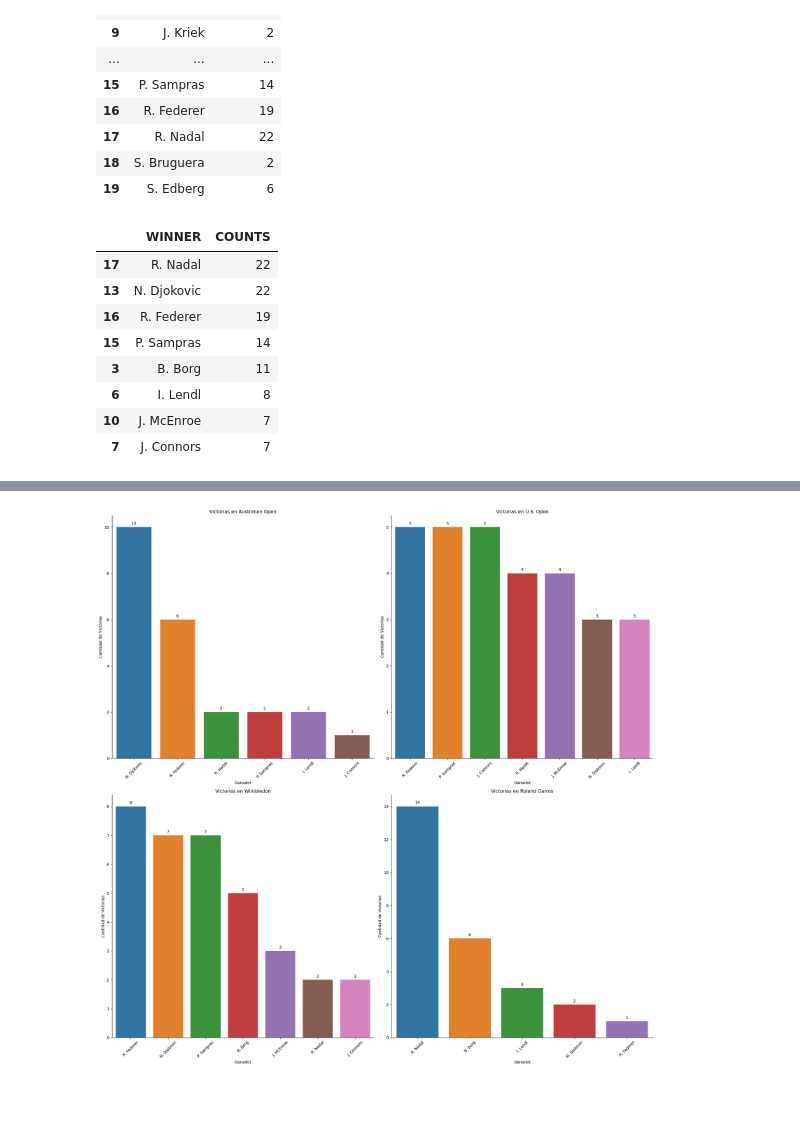
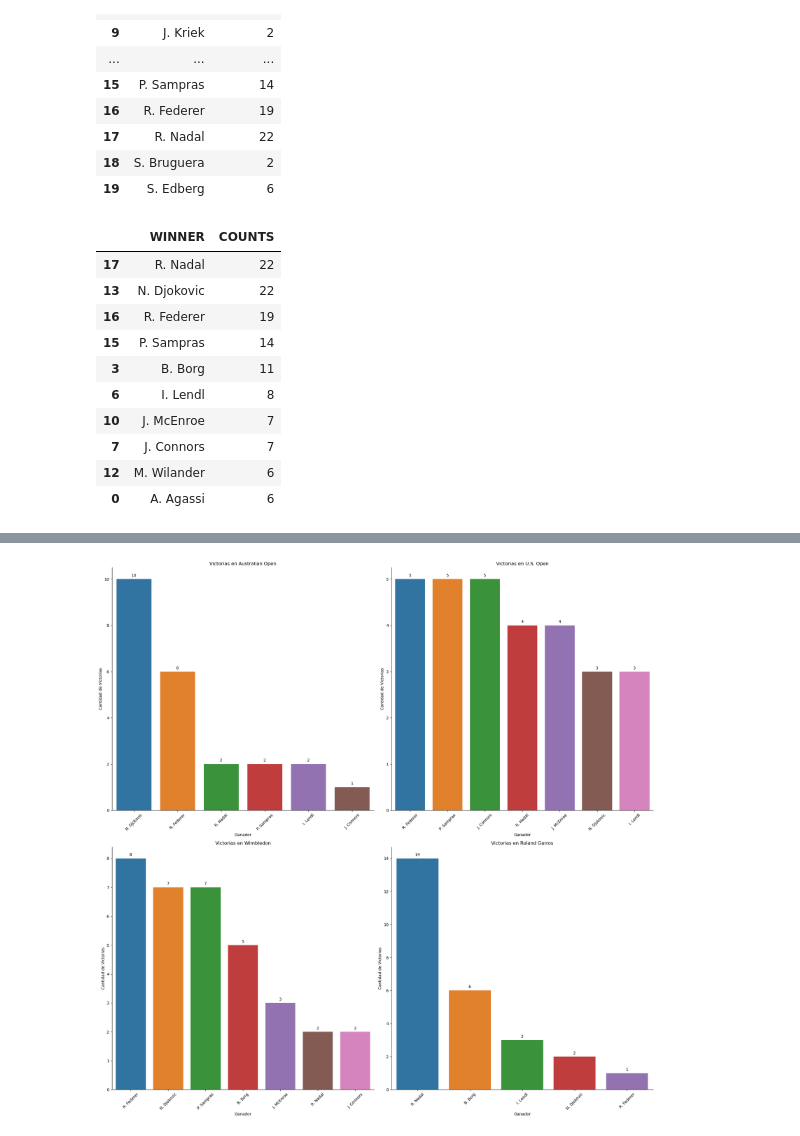
Before and after one commit to Lokhy87/EDA_entrega, a Jupyter notebook: Limpieza.ipynb, the cells around one changed output, grey strips where cells are left out. Drawn from its saved outputs; the diff is of its cells as text; code cells hidden in the pictures; blank space fills up the shorter version.

```diff
--- a/Limpieza.ipynb
+++ b/Limpieza.ipynb
@@ -459,18 +474,20 @@ total_repeated_wins
 | 19 | S. Edberg | 6 |
 # %%
 # Ordenar los jugadores por el número total de torneos repetidos ganados
-top_repeated_winners = total_repeated_wins.sort_values(by = 'COUNTS', ascending=False).head(8)
+top_repeated_winners = total_repeated_wins.sort_values(by = 'COUNTS', ascending=False).head(10)
 top_repeated_winners
 # %% [output]
 |  | WINNER | COUNTS |
 | 17 | R. Nadal | 22 |
 | 13 | N. Djokovic | 22 |
 | 16 | R. Federer | 19 |
 | 15 | P. Sampras | 14 |
 | 3 | B. Borg | 11 |
 | 6 | I. Lendl | 8 |
 | 10 | J. McEnroe | 7 |
 | 7 | J. Connors | 7 |
+| 12 | M. Wilander | 6 |
+| 0 | A. Agassi | 6 |
 # %%
 # Filtrar el DataFrame original para incluir solo esos 10 jugadores.
 df_top_winners = df_majors[df_majors['WINNER'].isin(top_repeated_winners['WINNER'])]
```
Also changed, not shown: parts of 23 cells of this notebook.
